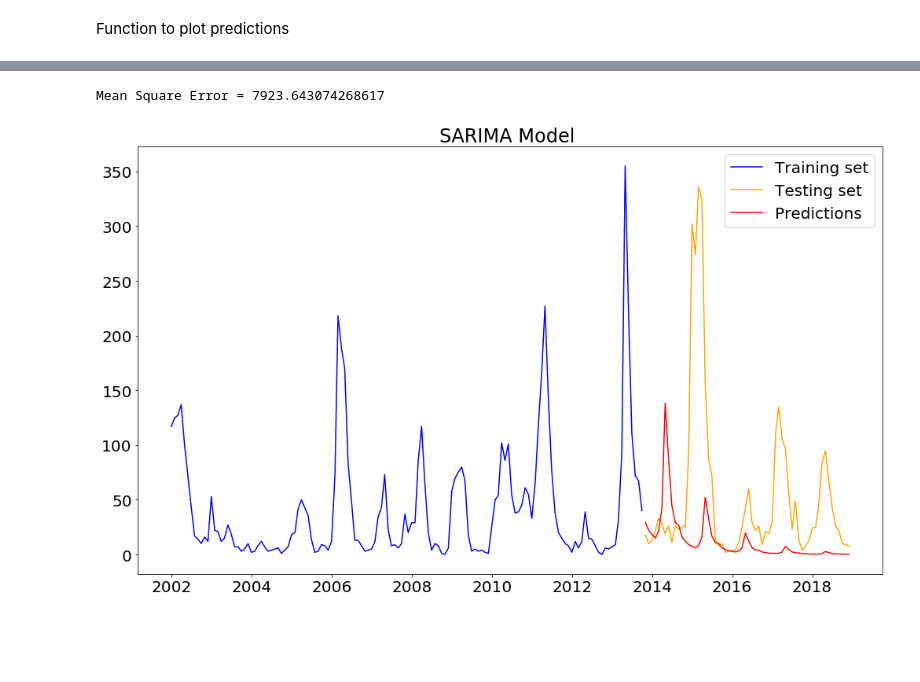
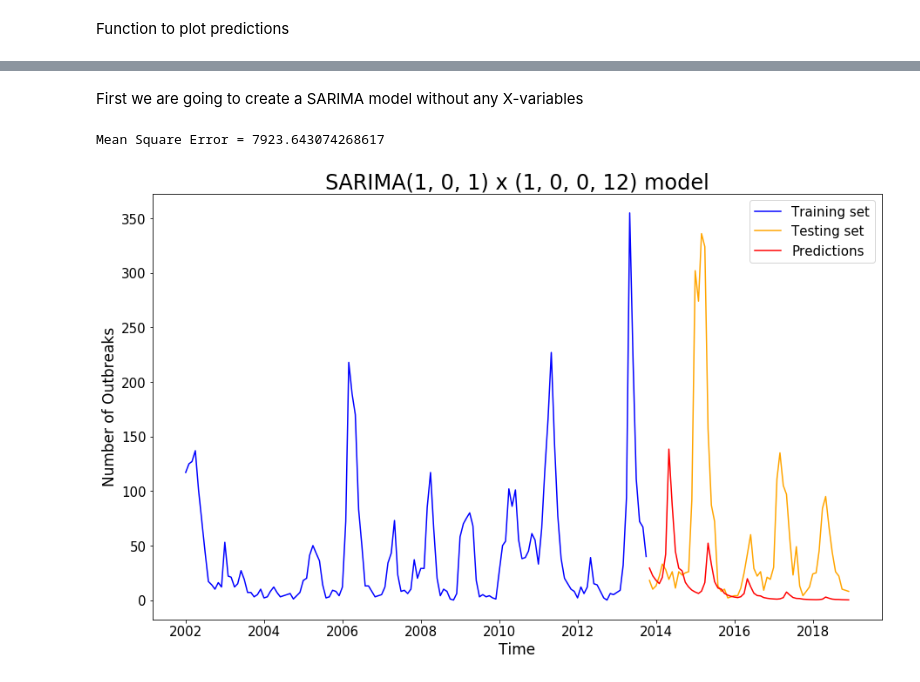
Before and after one commit to Preeya0225/capstone_project, a Jupyter notebook: code/3_modeling.ipynb, the cells around one changed output, grey strips where cells are left out. Drawn from its saved outputs; the diff is of its cells as text; code cells hidden in the pictures; blank space fills up the shorter version.

Commit message:
update modeling notebook

```diff
--- a/code/3_modeling.ipynb
+++ b/code/3_modeling.ipynb
@@ -500,10 +504,10 @@ preds = model.predict(params = arima_1_0_0.params,
 # %% [markdown]
 Function to plot predictions
 # %%
-def plotting_predictions(y_train, y_test, preds, title = None, title_size = 24, ticks_size = 20, legend_size = 20):
+def plotting_predictions(y_train, y_test, preds, title = None, title_size = 24, ticks_size = 15, legend_size = 15):
 
     #Plotting data.
-    plt.figure(figsize=(17,10))
+    plt.figure(figsize=(15,9))
 
     #Plotting training data.
     plt.plot(y_train, color = 'blue', label= 'Training set')
@@ -518,6 +522,8 @@ def plotting_predictions(y_train, y_test, preds, title = None, title_size = 24,
     plt.title(label = title, fontsize=title_size)
     plt.tick_params(labelsize=ticks_size)
     plt.legend(fontsize=legend_size )
+    plt.xlabel("Time", fontsize=17)
+    plt.ylabel("Number of Outbreaks", fontsize=17)
 
     #Evaluating these predictions using MSE.
     print(f"Mean Square Error = {mean_squared_error(y_test,preds)}");
@@ -562 +545,3 @@ I should probably lag my $X$ variable by at least one time point.
+# %% [markdown]
+First we are going to create a SARIMA model without any X-variables
 # %%
@@ -573,7 +557,7 @@ model = sarima.fit()
 preds = model.predict(start=datetime(2013,11,1),
                       end=datetime(2018,12,1))
 # %%
-plotting_predictions(y_train, y_test, preds, title= "SARIMA Model ")
+plotting_predictions(y_train, y_test, preds, title= "SARIMA(1, 0, 1) x (1, 0, 0, 12) model")
 # %% [output]
 Mean Square Error = 7923.643074268617
-[figure, old version]
+[figure, new version]
```
Also changed, not shown: parts of 14 cells of this notebook.
